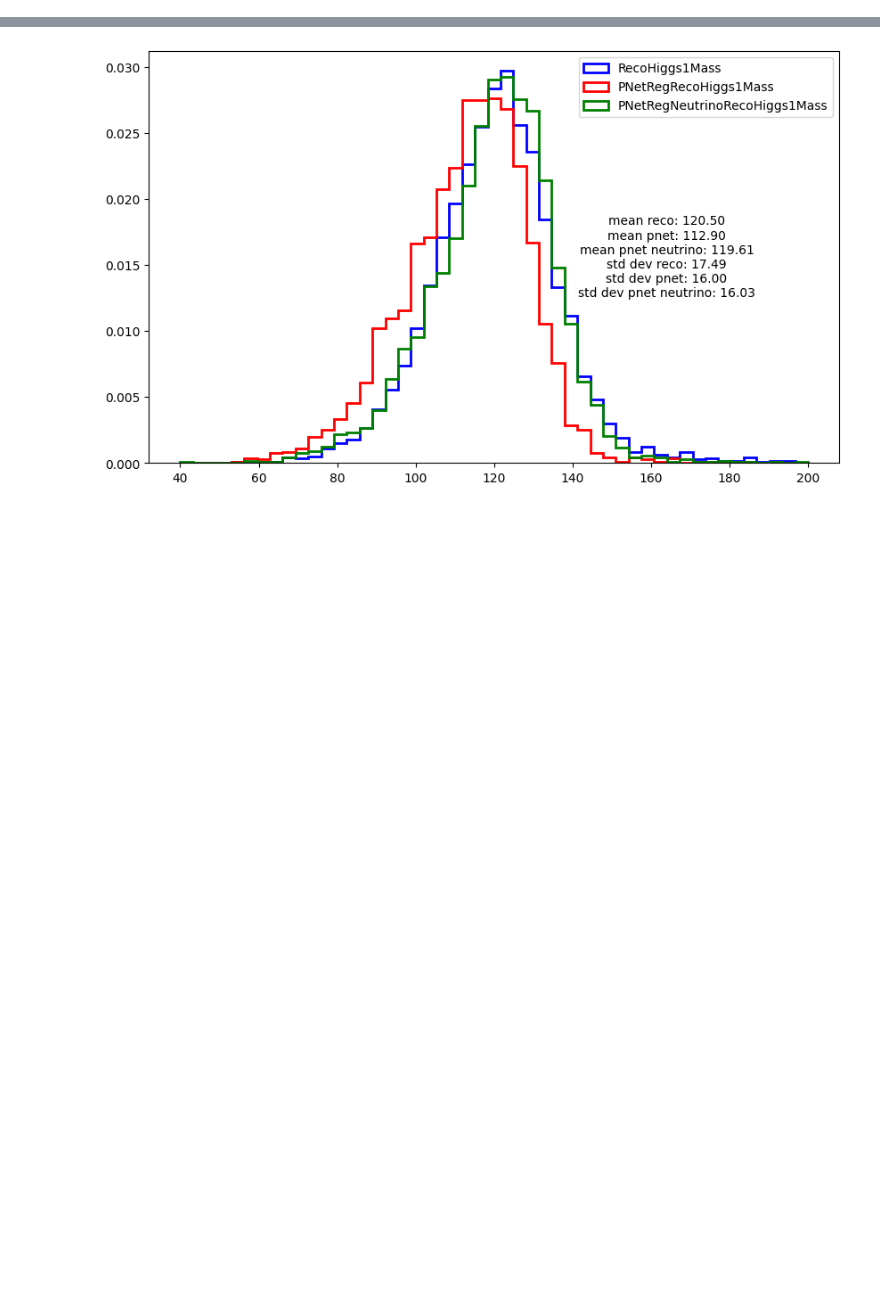
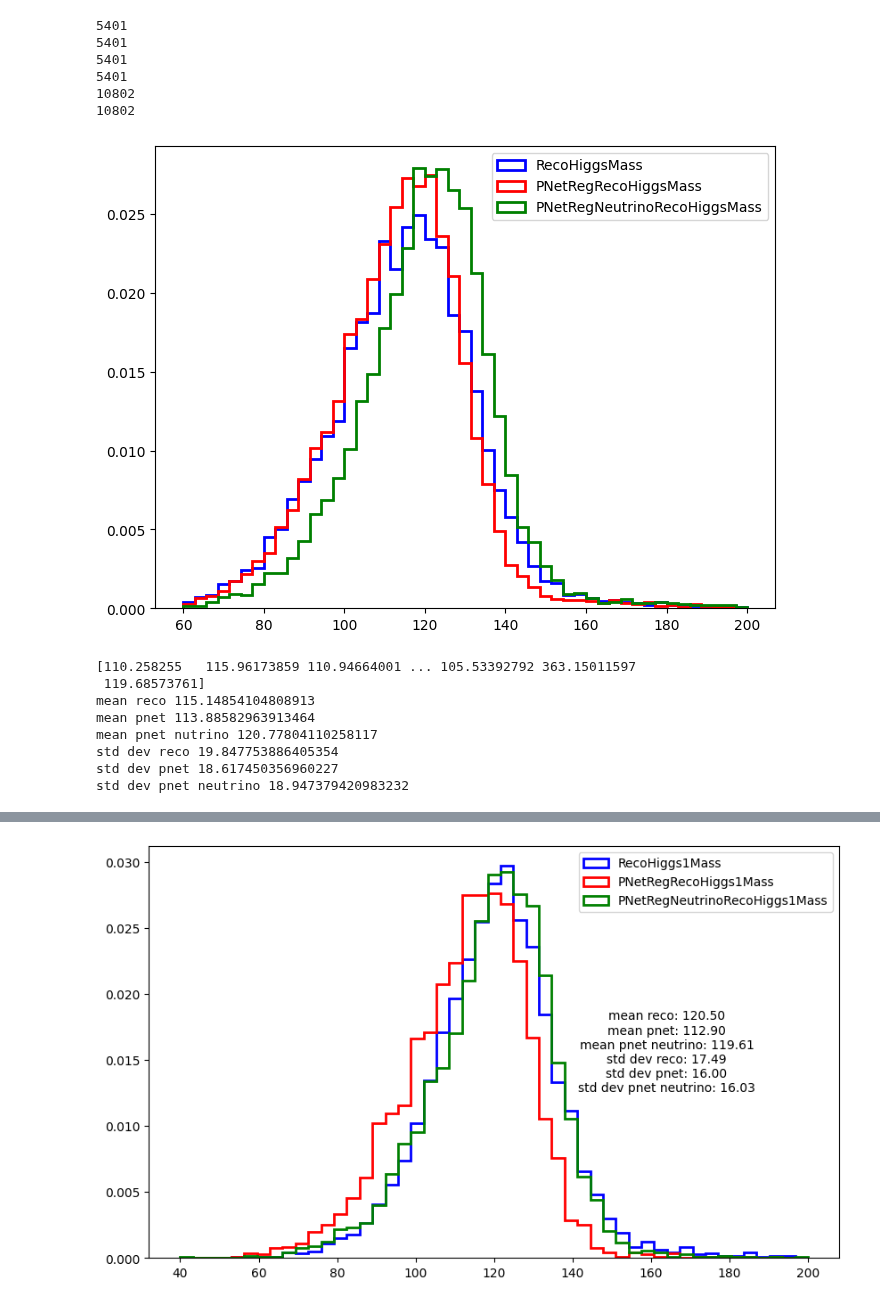
Before and after one commit to PocketCoffea/AnalysisConfigs, a Jupyter notebook: configs/load.ipynb, the cells around one changed output, grey strips where cells are left out. Saved outputs shown, nothing was run; the diff lists cells and outputs as text; code cells hidden in the pictures; blank space fills up the shorter version.

```diff
--- a/configs/load.ipynb
+++ b/configs/load.ipynb
@@ -255,28 +463,44 @@ std dev 22.52736872011461
 # %%
-print(len(col["events_RecoHiggs1Mass"].value))
-print(len(col["events_RecoHiggs2Mass"].value))
-print(len(col["events_PNetRegRecoHiggs1Mass"].value))
-print(len(col["events_PNetRegRecoHiggs2Mass"].value))
-higgs_mass=np.concatenate((col["events_RecoHiggs1Mass"].value, col["events_RecoHiggs2Mass"].value))
-pnet_higgs_mass=np.concatenate((col["events_PNetRegRecoHiggs1Mass"].value, col["events_PNetRegRecoHiggs2Mass"].value))
-pnet_neutrino_higgs_mass=np.concatenate((col["events_PNetRegNeutrinoRecoHiggs1Mass"].value, col["events_PNetRegNeutrinoRecoHiggs2Mass"].value))
+print(len(col["events_RecoHiggs1Mass"]))
+print(len(col["events_RecoHiggs2Mass"]))
+print(len(col["events_PNetRegRecoHiggs1Mass"]))
+print(len(col["events_PNetRegRecoHiggs2Mass"]))
+higgs_mass=np.concatenate((col["events_RecoHiggs1Mass"], col["events_RecoHiggs2Mass"]))
+pnet_higgs_mass=np.concatenate((col["events_PNetRegRecoHiggs1Mass"], col["events_PNetRegRecoHiggs2Mass"]))
+pnet_neutrino_higgs_mass=np.concatenate((col["events_PNetRegNeutrinoRecoHiggs1Mass"], col["events_PNetRegNeutrinoRecoHiggs2Mass"]))
 print(len(higgs_mass))
 print(len(pnet_higgs_mass))
 fig, ax = plt.subplots(figsize=(8, 6))
 ax.hist(higgs_mass, bins, label="RecoHiggsMass", color="blue", histtype='step', linewidth=2, density=True)
 ax.hist(pnet_higgs_mass, bins, label="PNetRegRecoHiggsMass", color="red", histtype='step', linewidth=2, density=True)
 ax.hist(pnet_neutrino_higgs_mass, bins, label="PNetRegNeutrinoRecoHiggsMass", color="green", histtype='step', linewidth=2, density=True)
 ax.legend(loc='upper right')
 plt.show()
 print(higgs_mass)
 
 #average mass
 print("mean reco", np.mean(higgs_mass))
 print("mean pnet",np.mean(pnet_higgs_mass))
 print("mean pnet nutrino",np.mean(pnet_neutrino_higgs_mass))
 
 #std dev
 print("std dev reco",np.std(higgs_mass))
 print("std dev pnet",np.std(pnet_higgs_mass))
 print("std dev pnet neutrino",np.std(pnet_neutrino_higgs_mass))
+# %% [output]
+5401
+5401
+5401
+5401
+10802
+10802
+[figure, added]
+[110.258255   115.96173859 110.94664001 ... 105.53392792 363.15011597
+ 119.68573761]
+mean reco 115.14854104808913
+mean pnet 113.88582963913464
+mean pnet nutrino 120.77804110258117
+std dev reco 19.847753886405354
+std dev pnet 18.617450356960227
+std dev pnet neutrino 18.947379420983232
 # %%
```
Also changed, not shown: parts of 19 cells of this notebook, 6 other files.
